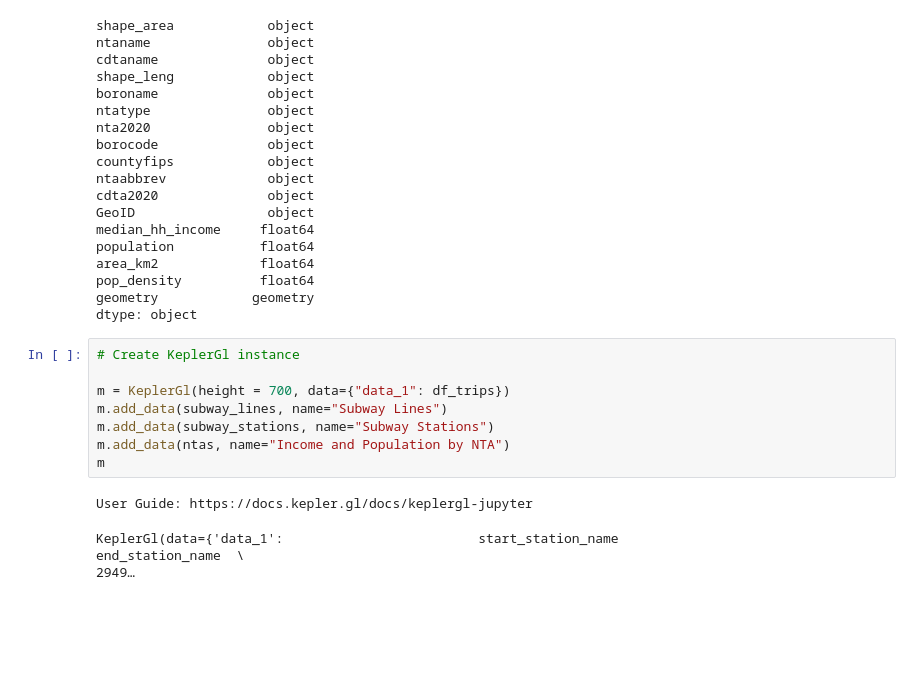
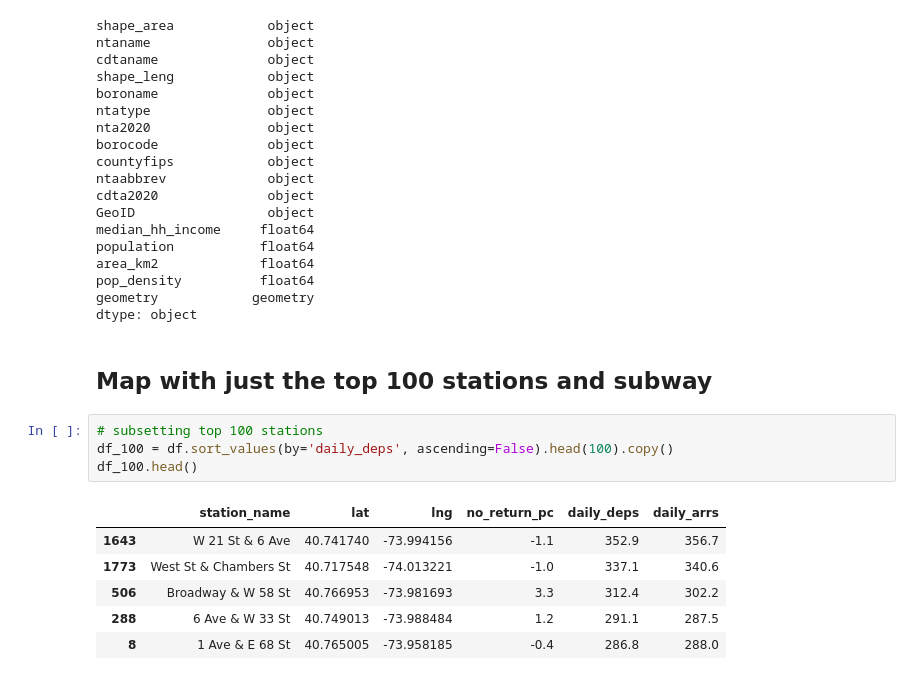
Before and after one commit to SeanKGitHub/CitiBike_NY, a Jupyter notebook: notebooks/layered_map.ipynb, the cells around one changed output. Saved outputs shown, nothing was run; the diff lists cells and outputs as text; blank space fills up the shorter version.

```diff
--- a/notebooks/layered_map.ipynb
+++ b/notebooks/layered_map.ipynb
@@ -161,15 +73,16 @@ area_km2             float64
 pop_density          float64
 geometry            geometry
 dtype: object
-# %%
-# Create KeplerGl instance
-
-m = KeplerGl(height = 700, data={"data_1": df_trips})
-m.add_data(subway_lines, name="Subway Lines")
-m.add_data(subway_stations, name="Subway Stations")
-m.add_data(ntas, name="Income and Population by NTA")
-m
-# %% [output]
-User Guide: https://docs.kepler.gl/docs/keplergl-jupyter
-KeplerGl(data={'data_1':                         start_station_name                   end_station_name  \
-2949…
+# %% [markdown]
+## Map with just the top 100 stations and subway
+# %%
+# subsetting top 100 stations
+df_100 = df.sort_values(by='daily_deps', ascending=False).head(100).copy()
+df_100.head()
+# %% [output]
+|  | station_name | lat | lng | no_return_pc | daily_deps | daily_arrs |
+| 1643 | W 21 St & 6 Ave | 40.741740 | -73.994156 | -1.1 | 352.9 | 356.7 |
+| 1773 | West St & Chambers St | 40.717548 | -74.013221 | -1.0 | 337.1 | 340.6 |
+| 506 | Broadway & W 58 St | 40.766953 | -73.981693 | 3.3 | 312.4 | 302.2 |
+| 288 | 6 Ave & W 33 St | 40.749013 | -73.988484 | 1.2 | 291.1 | 287.5 |
+| 8 | 1 Ave & E 68 St | 40.765005 | -73.958185 | -0.4 | 286.8 | 288.0 |
```
Also changed, not shown: parts of 28 cells of this notebook, 16 other files.
